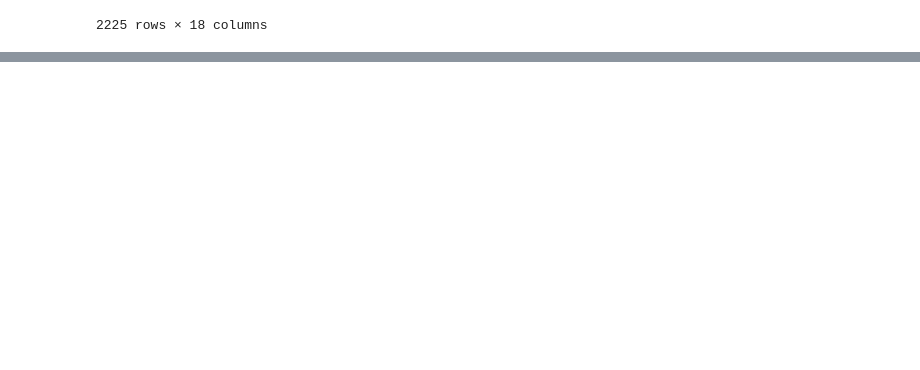
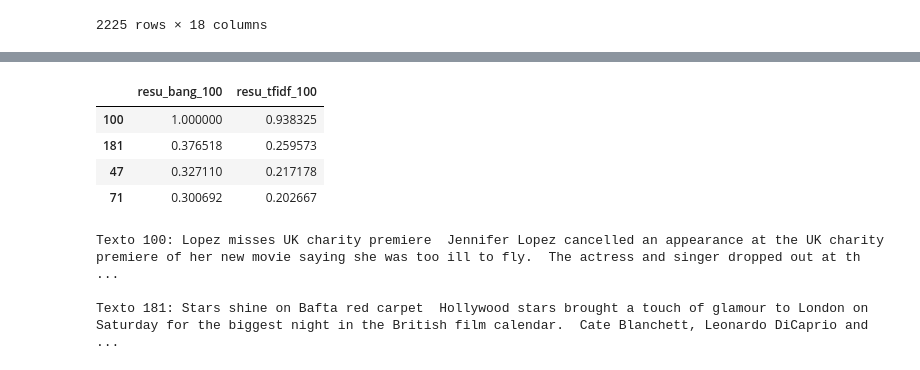
Before and after one commit to ecaf1/NPL_STUDLOG, a Jupyter notebook: Exercise_list/List_1/List_1.ipynb, the cells around one changed output, grey strips where cells are left out. Saved outputs shown, nothing was run; the diff lists cells and outputs as text; code cells hidden in the pictures; blank space fills up the shorter version.

```diff
--- a/Exercise_list/List_1/List_1.ipynb
+++ b/Exercise_list/List_1/List_1.ipynb
@@ -342,0 +348,14 @@ Name: clean_text_2, Length: 2225, dtype: object
+# %%
+# Analize do texto 100
+display(pd.merge( df["resu_bang_100"].nlargest(), df["resu_tfidf_100"].nlargest(), left_index=True, right_index=True))
+print(f"Texto 100: {df['data'][100]}", end="\n\n")
+print(f"Texto 181: {df['data'][181]}", end="\n\n")
+# %% [output]
+|  | resu_bang_100 | resu_tfidf_100 |
+| 100 | 1.000000 | 0.938325 |
+| 181 | 0.376518 | 0.259573 |
+| 47 | 0.327110 | 0.217178 |
+| 71 | 0.300692 | 0.202667 |
+Texto 100: Lopez misses UK charity premiere  Jennifer Lopez cancelled an appearance at the UK charity premiere of her new movie saying she was too ill to fly.  The actress and singer dropped out at th ...
+
+Texto 181: Stars shine on Bafta red carpet  Hollywood stars brought a touch of glamour to London on Saturday for the biggest night in the British film calendar.  Cate Blanchett, Leonardo DiCaprio and  ...
```
Also changed, not shown: parts of 9 cells of this notebook.
